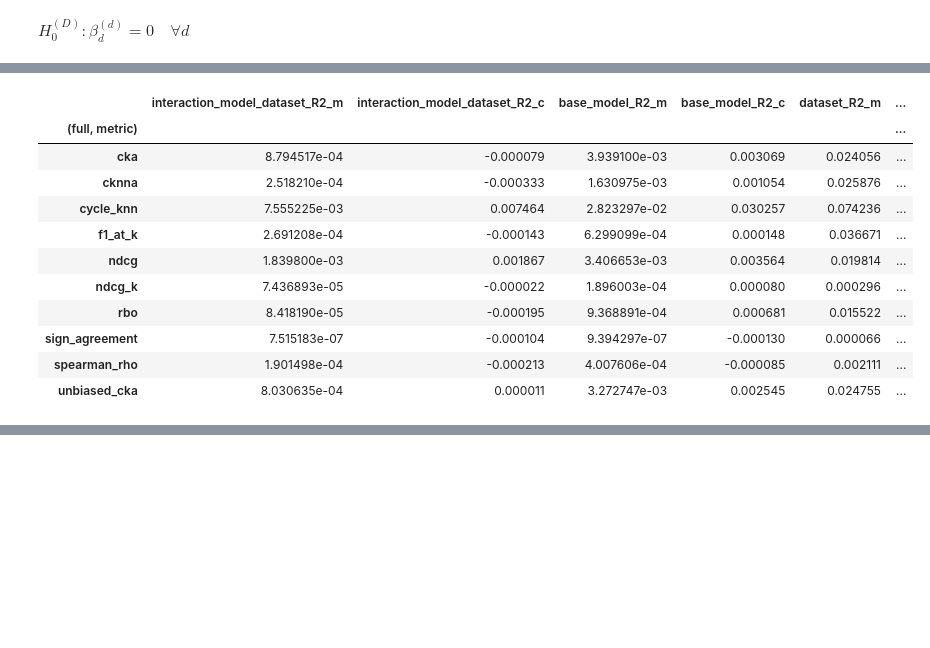
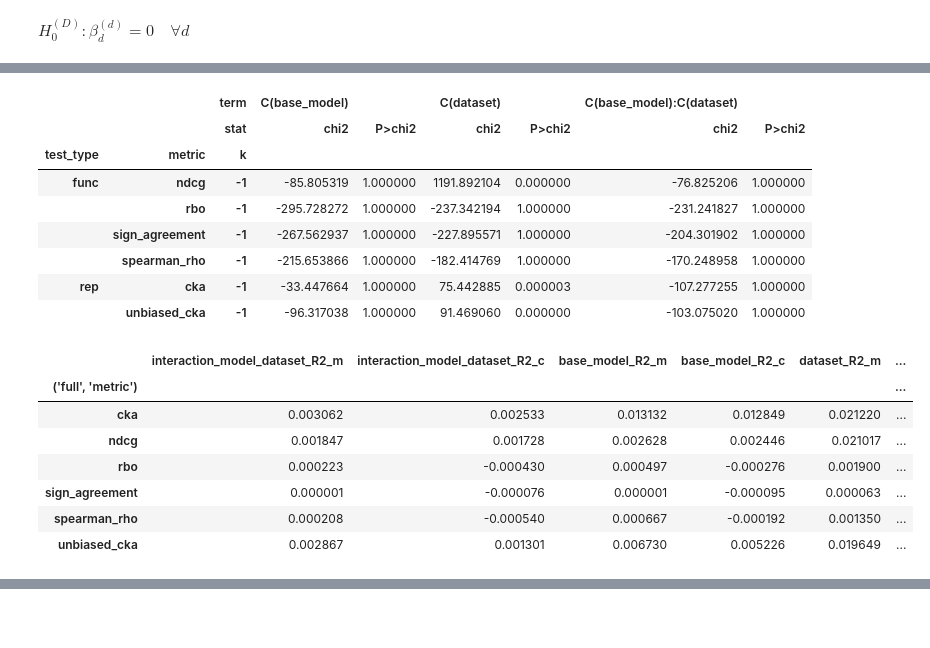
Before and after one commit to loris3/eemc, a Jupyter notebook: experiment_1.ipynb, the cells around one changed output, grey strips where cells are left out. Cells and saved outputs as stored; diff of their text form; code cells hidden in the pictures; blank space fills up the shorter version.

```diff
--- a/experiment_1.ipynb
+++ b/experiment_1.ipynb
@@ -14,7 +14,7 @@ A_df = (
     df
     .groupby(["score_name", "base_model", "Experiment", "Rep_A", "Rep_B", "test_type", "k"])["score"]
     .mean()
-    .unstack("Experiment", "Rep_A", "Rep_B")
+    .unstack("Experiment")
 )
 
 long_df = (
@@ -36,6 +36,6 @@ long_df["Rep_pair"] = long_df.apply(
 # long_df = long_df[~((long_df["metric"].isin(["ndcg", "ndcg_k", "spearman_rho"])) & (long_df["k"].isin([-1,10])))] # TODO
 # long_df = long_df[~((long_df["metric"].isin(["rbo"])) & (long_df["k"].isin([10])))] # TODO
 # long_df = long_df[~((long_df["metric"].isin(["sign_agreement", "unbiased_cka"])) & (long_df["k"].isin([1,-1,10])))] # TODO
-long_df.head()
+long_df
 # %% [output]
 |  | metric | base_model | Rep_A | Rep_B | test_type | k | dataset | score | Rep_pair |
@@ -52,29 +160,33 @@ $y_{i,m,d}=\beta_0+\beta^{(m)}_{m}+\beta^{(d)}_{d}+\beta^{(m \times d)}_{m,d}+u_
 def fit_model(definition, long_df, score_name, k=-1):
     df = long_df[(long_df["metric"] == score_name) & (long_df["k"] == k)].copy()
     cols = ["base_model", "dataset", "score", "Rep_pair"]
-    if df[cols].isnull().values.any():#, f"missing entries for {score_name} at k={k}":
+    if df[cols].isnull().values.any():
+        print(f"missing entries for {score_name} at k={k}")
+        # return None
+    if (df[cols].nunique() == 1).any():
+        print(f"constant entries for {score_name} at k={k}")
         return None
-    if (df[cols].nunique() == 1).any():
-        return None
+    data = df[cols].dropna().reset_index(drop=True) # TODO remove dropna on full results
+    # display(data)
     return smf.mixedlm(
                 definition,
-                data=df[cols],
-                groups=df["Rep_pair"]
+                data=data,
+                groups=data["Rep_pair"]
             ).fit()
 
-configs = long_df.groupby(["metric", "k"]).groups.keys()
+configs = long_df.groupby(["metric", "k", "test_type"]).groups.keys()
 models = {
-    (score_name, k) : fit_model("score ~ C(base_model) * C(dataset)", long_df, score_name, k) for score_name, k in configs
+    (score_name, k, test_type) : fit_model("score ~ C(base_model) * C(dataset)", long_df, score_name, k) for score_name, k, test_type in configs
 }
 
 models_no_interaction = {
-    (score_name, k) : fit_model("score ~ C(base_model) + C(dataset)", long_df, score_name, k) for score_name, k in configs
+    (score_name, k, test_type) : fit_model("score ~ C(base_model) + C(dataset)", long_df, score_name, k) for score_name, k, test_type in configs
 }
 
 models_no_base_model = {
-    (score_name, k) : fit_model("score ~ C(dataset)", long_df, score_name, k) for score_name, k in configs
+    (score_name, k, test_type) : fit_model("score ~ C(dataset)", long_df, score_name, k) for score_name, k, test_type in configs
 }
 
 models_no_dataset = {
-    (score_name, k) : fit_model("score ~ C(base_model)", long_df, score_name, k) for score_name, k in configs
+    (score_name, k, test_type) : fit_model("score ~ C(base_model)", long_df, score_name, k) for score_name, k, test_type in configs
 }
@@ -187,41 +323,69 @@ display(df_wald)
+# %%
+df_display = df_lrt.reset_index().set_index(["test_type", "metric", "k"]).sort_values(["test_type", "metric", "k"])
+df_display = df_display.loc[:, df_display.columns.get_level_values("stat") != "df constraint"]
+
+chi2_cols = df_display.columns.get_level_values("stat") == "chi2"
+
+
+df_display.style.background_gradient(
+    cmap="viridis",
+    subset=df_display.columns[chi2_cols],
+    axis=1
+)
+# %% [output]
+|  |  | term | C(base_model) |  | C(dataset) |  | C(base_model):C(dataset) |  |
+|  |  | stat | chi2 | P>chi2 | chi2 | P>chi2 | chi2 | P>chi2 |
+| test_type | metric | k |  |  |  |  |  |  |
+| func | ndcg | -1 | -85.805319 | 1.000000 | 1191.892104 | 0.000000 | -76.825206 | 1.000000 |
+|  | rbo | -1 | -295.728272 | 1.000000 | -237.342194 | 1.000000 | -231.241827 | 1.000000 |
+|  | sign_agreement | -1 | -267.562937 | 1.000000 | -227.895571 | 1.000000 | -204.301902 | 1.000000 |
+|  | spearman_rho | -1 | -215.653866 | 1.000000 | -182.414769 | 1.000000 | -170.248958 | 1.000000 |
+| rep | cka | -1 | -33.447664 | 1.000000 | 75.442885 | 0.000003 | -107.277255 | 1.000000 |
+|  | unbiased_cka | -1 | -96.317038 | 1.000000 | 91.469060 | 0.000000 | -103.075020 | 1.000000 |
 # %%
 df = df_r2_model_dataset.copy()
 
 df = df.set_index(("full", "metric"))
 
 delta_r2 = pd.DataFrame(index=df.index)
 
 delta_r2["interaction_model_dataset_R2_m"] = (
     df[("full", "R2_m")] - df[("no_interaction", "R2_m")]
 )
 delta_r2["interaction_model_dataset_R2_c"] = (
     df[("full", "R2_c")] - df[("no_interaction", "R2_c")]
 )
 
 delta_r2["base_model_R2_m"] = (
     df[("full", "R2_m")] - df[("no_base_model", "R2_m")]
 )
 delta_r2["base_model_R2_c"] = (
     df[("full", "R2_c")] - df[("no_base_model", "R2_c")]
 )
 
 delta_r2["dataset_R2_m"] = (
     df[("full", "R2_m")] - df[("no_dataset", "R2_m")]
 )
 delta_r2["dataset_R2_c"] = (
     df[("full", "R2_c")] - df[("no_dataset", "R2_c")]
 )
-delta_r2
+
+
+
+r2_m_cols = [col for col in delta_r2.columns if "R2_m" in col]
+
+
+delta_r2.style.background_gradient(
+    cmap="viridis",
+    subset=r2_m_cols,
+    axis=1
+)
 # %% [output]
 |  | interaction_model_dataset_R2_m | interaction_model_dataset_R2_c | base_model_R2_m | base_model_R2_c | dataset_R2_m | ... |
-| (full, metric) |  |  |  |  |  | ... |
-| cka | 8.794517e-04 | -0.000079 | 3.939100e-03 | 0.003069 | 0.024056 | ... |
-| cknna | 2.518210e-04 | -0.000333 | 1.630975e-03 | 0.001054 | 0.025876 | ... |
-| cycle_knn | 7.555225e-03 | 0.007464 | 2.823297e-02 | 0.030257 | 0.074236 | ... |
-| f1_at_k | 2.691208e-04 | -0.000143 | 6.299099e-04 | 0.000148 | 0.036671 | ... |
-| ndcg | 1.839800e-03 | 0.001867 | 3.406653e-03 | 0.003564 | 0.019814 | ... |
-| ndcg_k | 7.436893e-05 | -0.000022 | 1.896003e-04 | 0.000080 | 0.000296 | ... |
-| rbo | 8.418190e-05 | -0.000195 | 9.368891e-04 | 0.000681 | 0.015522 | ... |
-| sign_agreement | 7.515183e-07 | -0.000104 | 9.394297e-07 | -0.000130 | 0.000066 | ... |
-| spearman_rho | 1.901498e-04 | -0.000213 | 4.007606e-04 | -0.000085 | 0.002111 | ... |
-| unbiased_cka | 8.030635e-04 | 0.000011 | 3.272747e-03 | 0.002545 | 0.024755 | ... |
+| ('full', 'metric') |  |  |  |  |  | ... |
+| cka | 0.003062 | 0.002533 | 0.013132 | 0.012849 | 0.021220 | ... |
+| ndcg | 0.001847 | 0.001728 | 0.002628 | 0.002446 | 0.021017 | ... |
+| rbo | 0.000223 | -0.000430 | 0.000497 | -0.000276 | 0.001900 | ... |
+| sign_agreement | 0.000001 | -0.000076 | 0.000001 | -0.000095 | 0.000063 | ... |
+| spearman_rho | 0.000208 | -0.000540 | 0.000667 | -0.000192 | 0.001350 | ... |
+| unbiased_cka | 0.002867 | 0.001301 | 0.006730 | 0.005226 | 0.019649 | ... |
```
Also changed, not shown: parts of 12 cells of this notebook, 10 other files.
